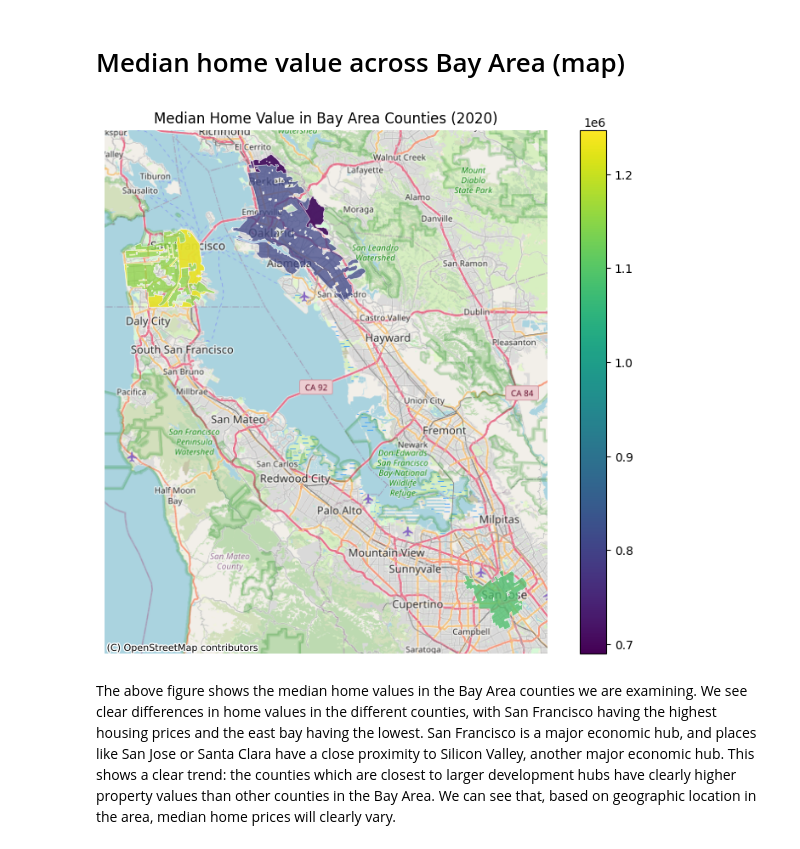
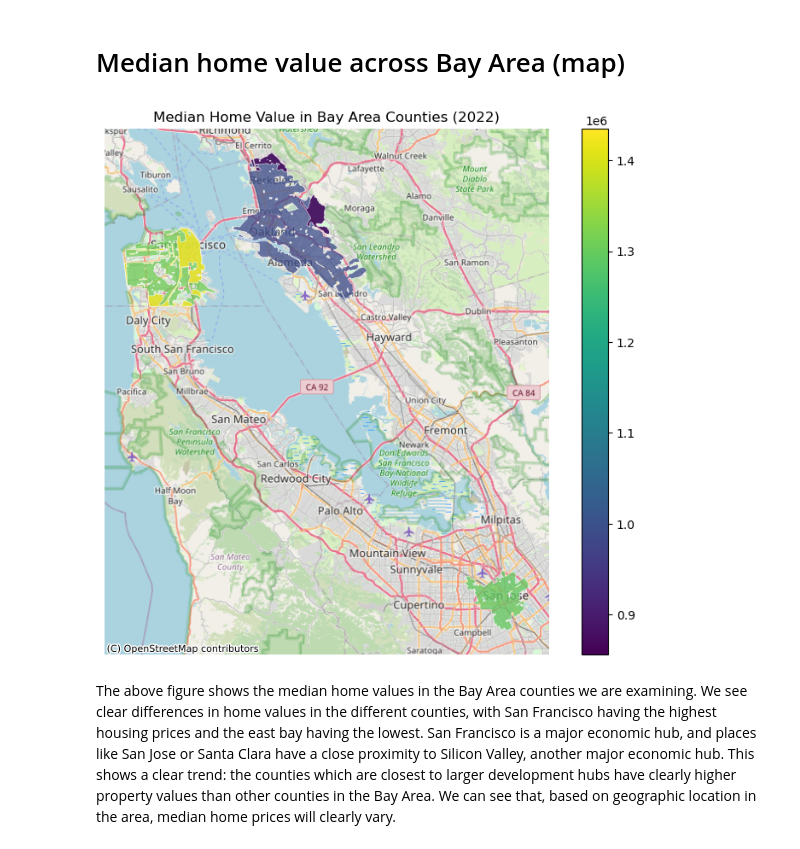
Before and after one commit to UCB-stat-159-f25/final-group10, a Jupyter notebook: ACSdataPlots.ipynb, the cells around one changed output. Cells and saved outputs as stored; diff of their text form; code cells hidden in the pictures.

```diff
--- a/ACSdataPlots.ipynb
+++ b/ACSdataPlots.ipynb
@@ -30,7 +12,7 @@ Requirement already satisfied: six>=1.5 in /Library/Frameworks/Python.framework/
 # Setup
 # %%
 # Load ACS
-acs = pd.read_csv("acs_bayarea_2009_2022_all_tables.csv",
+acs = pd.read_csv("data/acs_bayarea_2009_2022_all_tables.csv",
                   dtype={"GEOID": str})
 
 # Create county GEOID
@@ -67,7 +49,7 @@ county_year = (
 )
 
 # Load HOLC bay area
-holc = gpd.read_file("holc_bayarea.json")
+holc = gpd.read_file("data/holc_bayarea.json")
 
 # Collapse multiple HOLC polygons per county into ONE county geometry
 gdf_counties = (
@@ -98,35 +80,36 @@ display(gdf_merged[gdf_merged["year"] == 2022][
 # %% [markdown]
 # Median home value across Bay Area (map)
 # %%
+year = 2022
 plot_data = (
     gdf_merged[gdf_merged["year"] == year]
     .dropna(subset=["geometry", "median_home_value"])
 )
 
 if plot_data.crs is None:
     plot_data = plot_data.set_crs("EPSG:4326")
 
 plot_data_3857 = plot_data.to_crs(epsg=3857)
 
 fig, ax = plt.subplots(figsize=(10, 8))
 
 plot_data_3857.plot(
     column="median_home_value",
     cmap="viridis",
     legend=True,
     ax=ax,
     alpha=0.75,
     edgecolor="white",
     linewidth=0.5,
 )
 
 cx.add_basemap(ax, source=cx.providers.OpenStreetMap.Mapnik)
 
 ax.set_title(f"Median Home Value in Bay Area Counties ({year})")
 ax.axis("off")
 plt.show()
 # %% [output]
-[figure, old version]
+[figure, new version]
 # %% [markdown]
 The above figure shows the median home values in the Bay Area counties we are examining. We see clear differences in home values in the different counties, with San Francisco having the highest housing prices and the east bay having the lowest. San Francisco is a major economic hub, and places like San Jose or Santa Clara have a close proximity to Silicon Valley, another major economic hub. This shows a clear trend: the counties which are closest to larger development hubs have clearly higher property values than other counties in the Bay Area. We can see that, based on geographic location in the area, median home prices will clearly vary.
 # %% [markdown]
```
Also changed, not shown: parts of 4 cells of this notebook, 4 other files.
